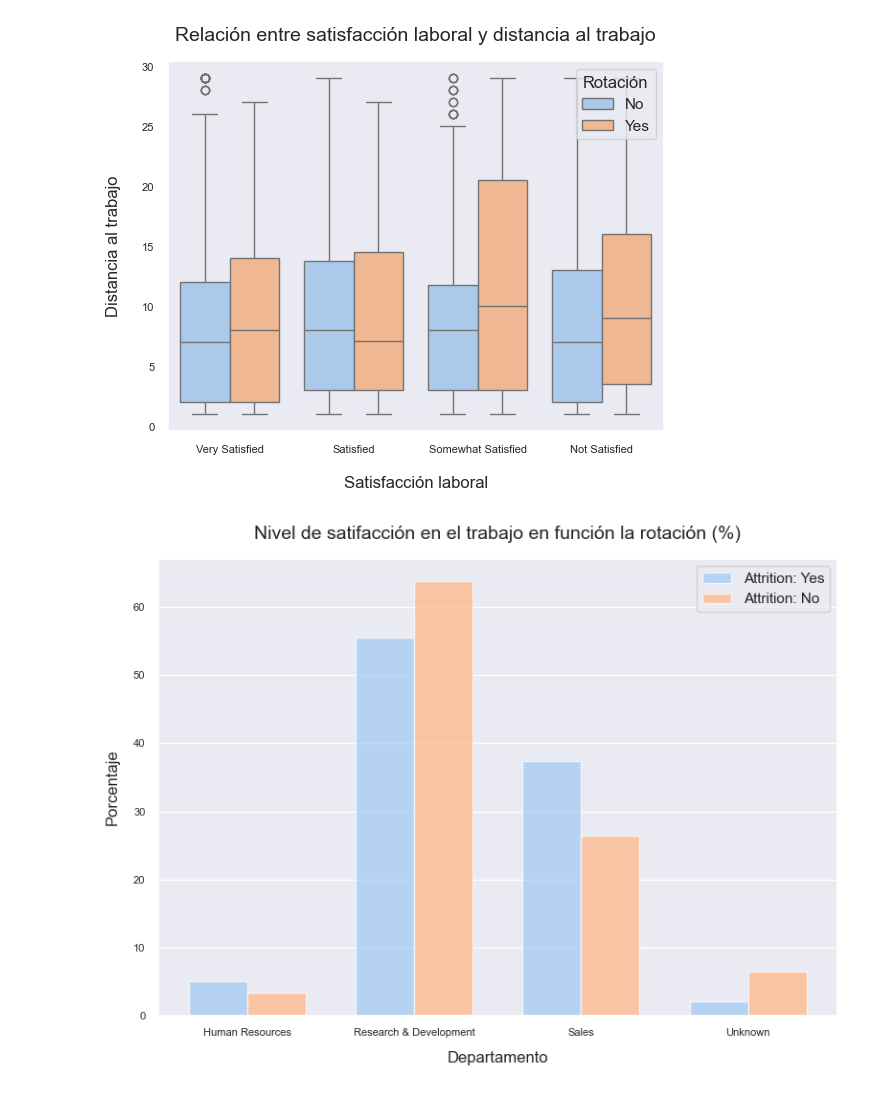
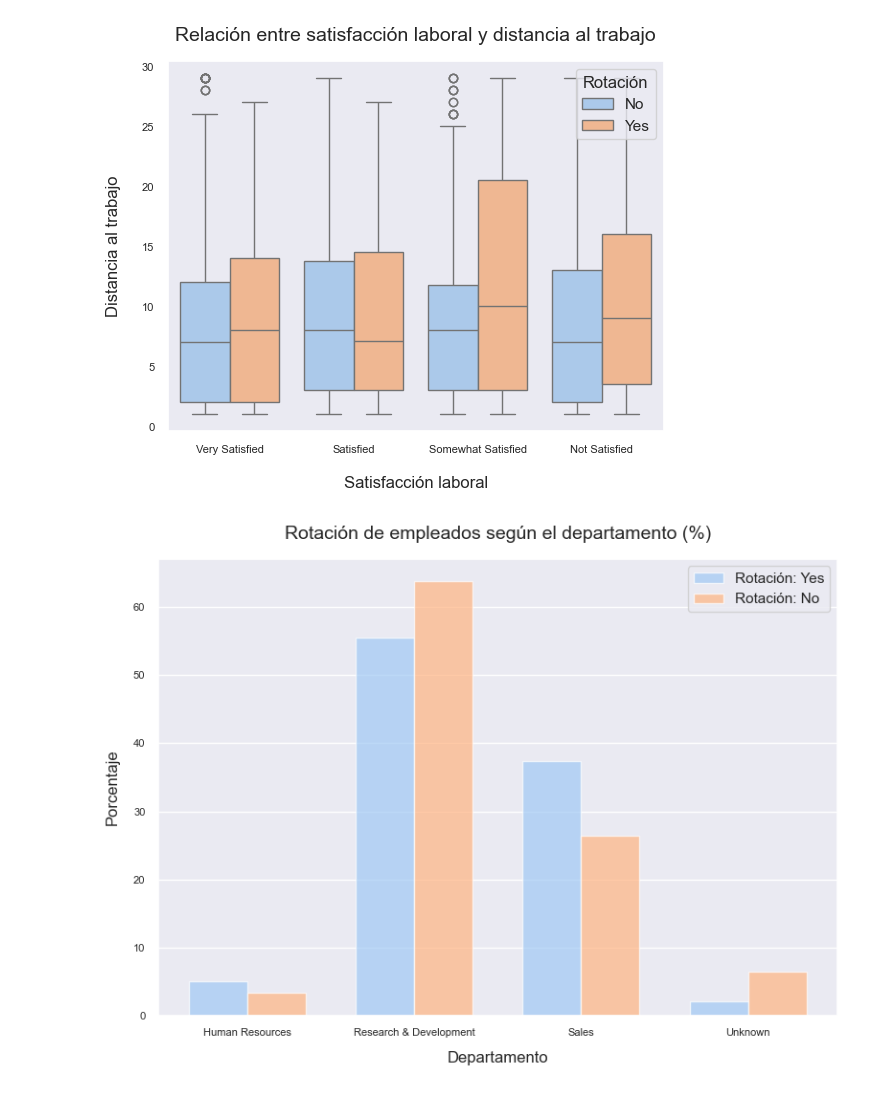
Before and after one commit to Adalab/proyecto-da-promo-F-modulo-3-team-6, a Jupyter notebook: Graphics/graphics.ipynb, the cells around one changed output. Cells and saved outputs as stored; diff of their text form; code cells hidden in the pictures.

```diff
--- a/Graphics/graphics.ipynb
+++ b/Graphics/graphics.ipynb
@@ -456,31 +456,31 @@ plt.legend(title='Rotación', loc='upper right');
 # %%
 
 table = pd.crosstab(df['Attrition'], df['Department'], normalize='index') * 100
 
 # Transponer los datos para el gráfico de barras
 table = table.T.reset_index()
 
 # Obtener los índices para las barras
 x = np.arange(len(table['Department']))
 
 # Ancho de las barras
 bar_width = 0.35
 
 colors = sns.color_palette("pastel")
 # Gráfico de barras con barras una al lado de la otra
 plt.figure(figsize=(8, 6))
-plt.bar(x - bar_width/2, table['Yes'], width=bar_width, alpha=0.7, label='Attrition: Yes', color=colors[0])
-plt.bar(x + bar_width/2, table['No'], width=bar_width,  alpha=0.7, label='Attrition: No', color=colors[1])
+plt.bar(x - bar_width/2, table['Yes'], width=bar_width, alpha=0.7, label='Rotación: Yes', color=colors[0])
+plt.bar(x + bar_width/2, table['No'], width=bar_width,  alpha=0.7, label='Rotación: No', color=colors[1])
 
 plt.xlabel('Departamento', fontsize=12, labelpad=10)
 plt.ylabel('Porcentaje', fontsize=12, labelpad=10)
-plt.title('Nivel de satifacción en el trabajo en función la rotación (%)', fontsize=14, pad=15)
+plt.title('Rotación de empleados según el departamento (%)', fontsize=14, pad=15)
 plt.xticks(x, table['Department'])
 plt.yticks(fontsize=8)
 plt.xticks(rotation=0, fontsize=8)
 plt.legend()
 plt.grid(axis='y')
 plt.tight_layout()
 plt.show()
 # %% [output]
-[figure, old version]
+[figure, new version]
```
